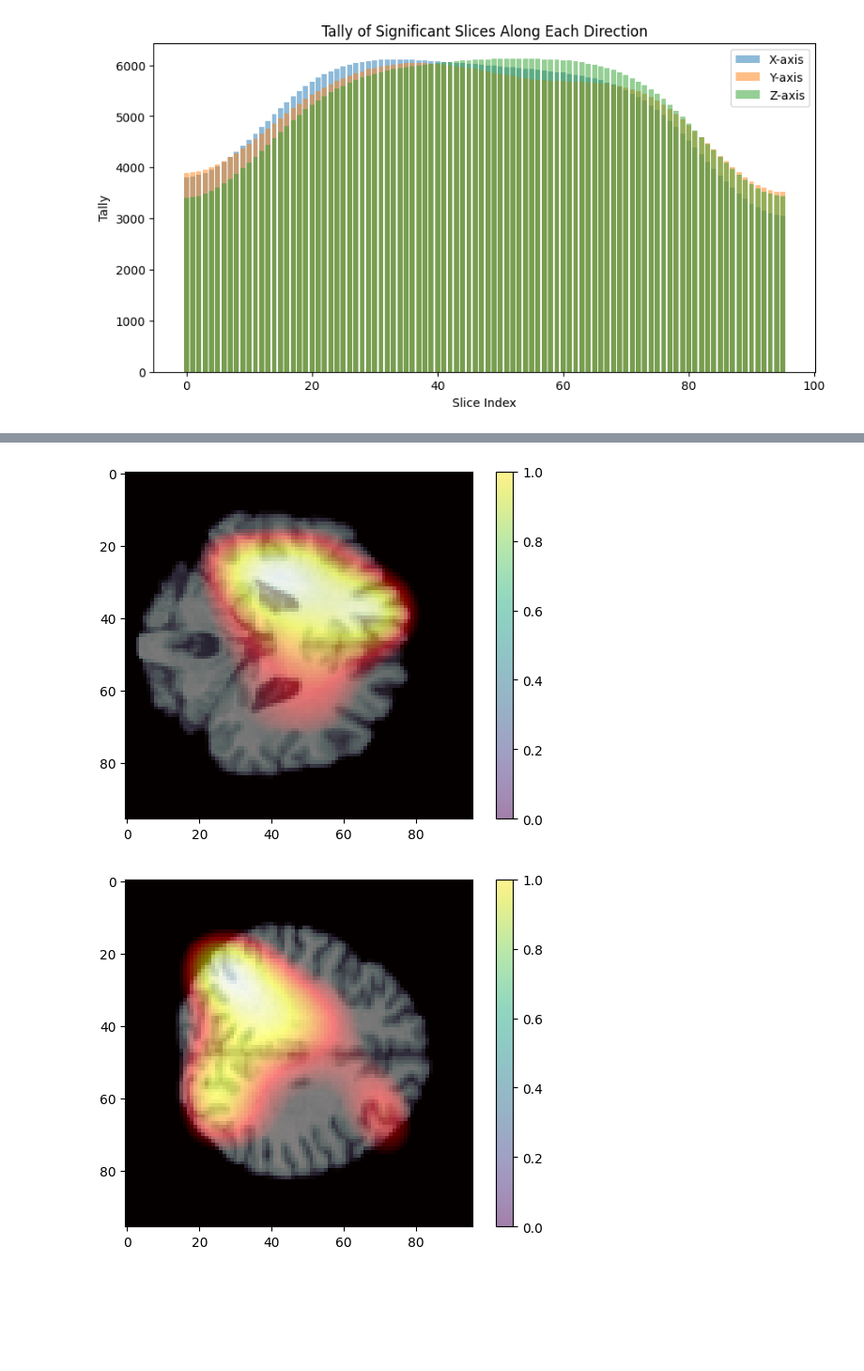
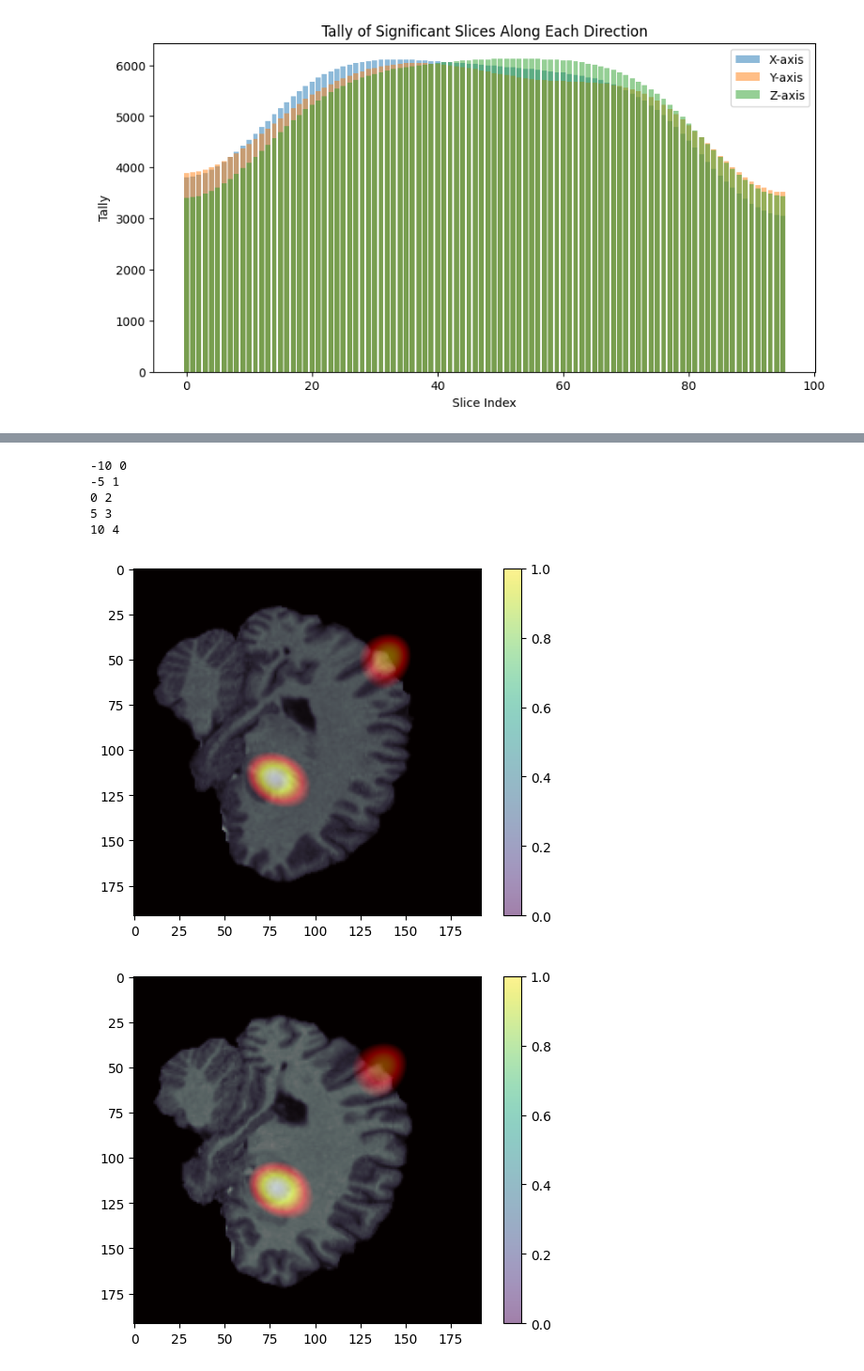
Before and after one commit to youzhiw/SCZ_classfication, a Jupyter notebook: manualGradCAM.ipynb, the cells around one changed output, grey strips where cells are left out. Shown at 94% size. Drawn from its saved outputs; the diff is of its cells as text; code cells hidden in the pictures; blank space fills up the shorter version.

```diff
--- a/manualGradCAM.ipynb
+++ b/manualGradCAM.ipynb
@@ -264,5 +269,5 @@ torch.Size([8, 2])
 # %%
-def get_feature_map(model, input, device):
+def get_feature_map(model, input):
     pred = model(input)
 
     pred[:, 1].backward()
@@ -294,7 +299,7 @@ def get_feature_map(model, input, device):
 
     heatmap /= torch.max(heatmap)
 
-    resampled_heatmap = zoom(heatmap, tuple(np.array([96, 96, 96]) / np.array(heatmap.shape))) #cubic spline
+    resampled_heatmap = zoom(heatmap, tuple(np.array([192, 192, 192]) / np.array(heatmap.shape))) #cubic spline
     #resampled_heatmap = zoom(heatmap, tuple(np.array([200, 200, 200]) / np.array(heatmap.shape)),order=0) # NN
     #resampled_heatmap = zoom(heatmap, tuple(np.array([200, 200, 200]) / np.array(heatmap.shape)),order=1) # bilinear
     return resampled_heatmap
@@ -385,18 +378,18 @@ Most significant slice along Z-axis: 53
 Most significant direction: Z
 [figure]
 # %%
-def plot_gradCAM(sample, heatmap, axis, slice):
+def plot_gradCAM(sample, heatmap, axis, slice, name):
     if axis == 'x':
-        image = sample[0][0][0][slice, 0:96,  0:96].numpy()
-        heatmap_image = heatmap[slice, 0:96,  0:96]
+        image = sample[0][0][0][slice, :,  :].numpy()
+        heatmap_image = heatmap[slice, :,  :]
     elif axis == 'y':
-        image = sample[0][0][0][ 0:96,slice,  0:96].numpy()
-        heatmap_image = heatmap[0:96, slice,  0:96]
+        image = sample[0][0][0][ :,slice,  :].numpy()
+        heatmap_image = heatmap[:, slice,  :]
     else:
-        image = sample[0][0][0][ 0:96,0:96, slice].numpy()
-        heatmap_image = heatmap[0:96,  0:96, slice]
+        image = sample[0][0][0][ :,:, slice].numpy()
+        heatmap_image = heatmap[:,  :, slice]
     # Assuming heatmap_image is your heatmap array
-    heatmap_capped = np.maximum(heatmap_image, 0.8)
+    heatmap_capped = np.maximum(heatmap_image, 0.9)
 
     # Normalize capped heatmap values to [0, 255] range
     heatmap_normalized = np.uint8(255 * (heatmap_capped - np.min(heatmap_capped)) / (np.max(heatmap_capped) - np.min(heatmap_capped)))
@@ -413,5 +406,6 @@ def plot_gradCAM(sample, heatmap, axis, slice):
     # Add colorbar
     plt.colorbar()
 
+    plt.savefig(name)
     # Show the plot
     plt.show()
@@ -422,8 +412,15 @@ plot_gradCAM(sample, heatmap, 'x', max_x_index)
-# %%
-plot_gradCAM(sample, heatmap, 'y', max_y_index)
-# %% [output]
-[figure, removed]
-# %%
-plot_gradCAM(sample, heatmap, 'z', max_z_index)
-# %% [output]
-[figure, removed]
+# %%
+for i, diff in enumerate(range(-10, 11, 5)):
+    print(diff, i)
+# %% [output]
+-10 0
+-5 1
+0 2
+5 3
+10 4
+# %%
+for i, diff in enumerate(range(-10, 11, 5)):
+    plot_gradCAM(sample, heatmap, 'x', max_x_index+diff, f"gradCAMplots/gradx{i+1}")
+# %% [output]
+[figure, added]
+[figure, added]
```
Also changed, not shown: parts of 10 cells of this notebook, 2 other files.
